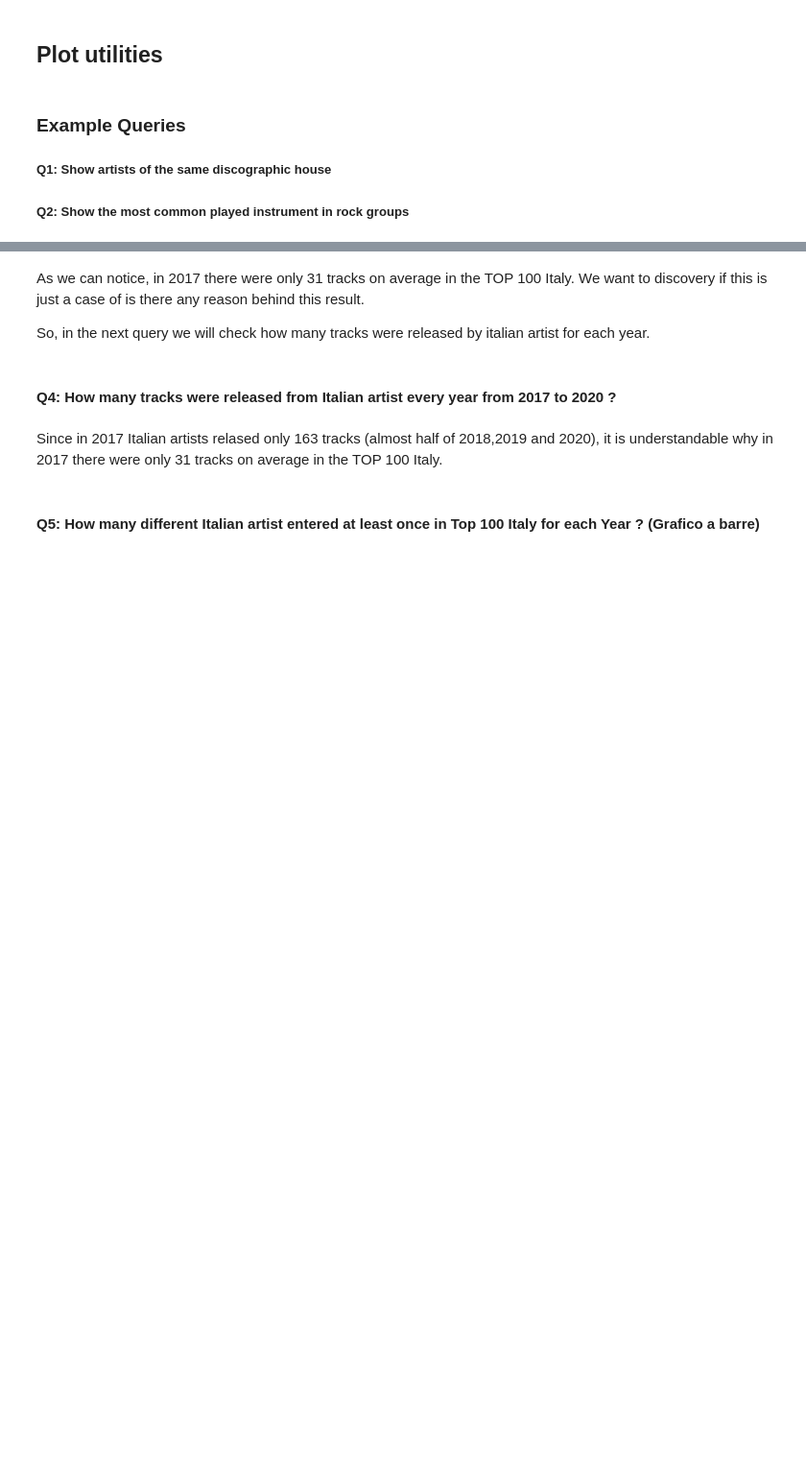
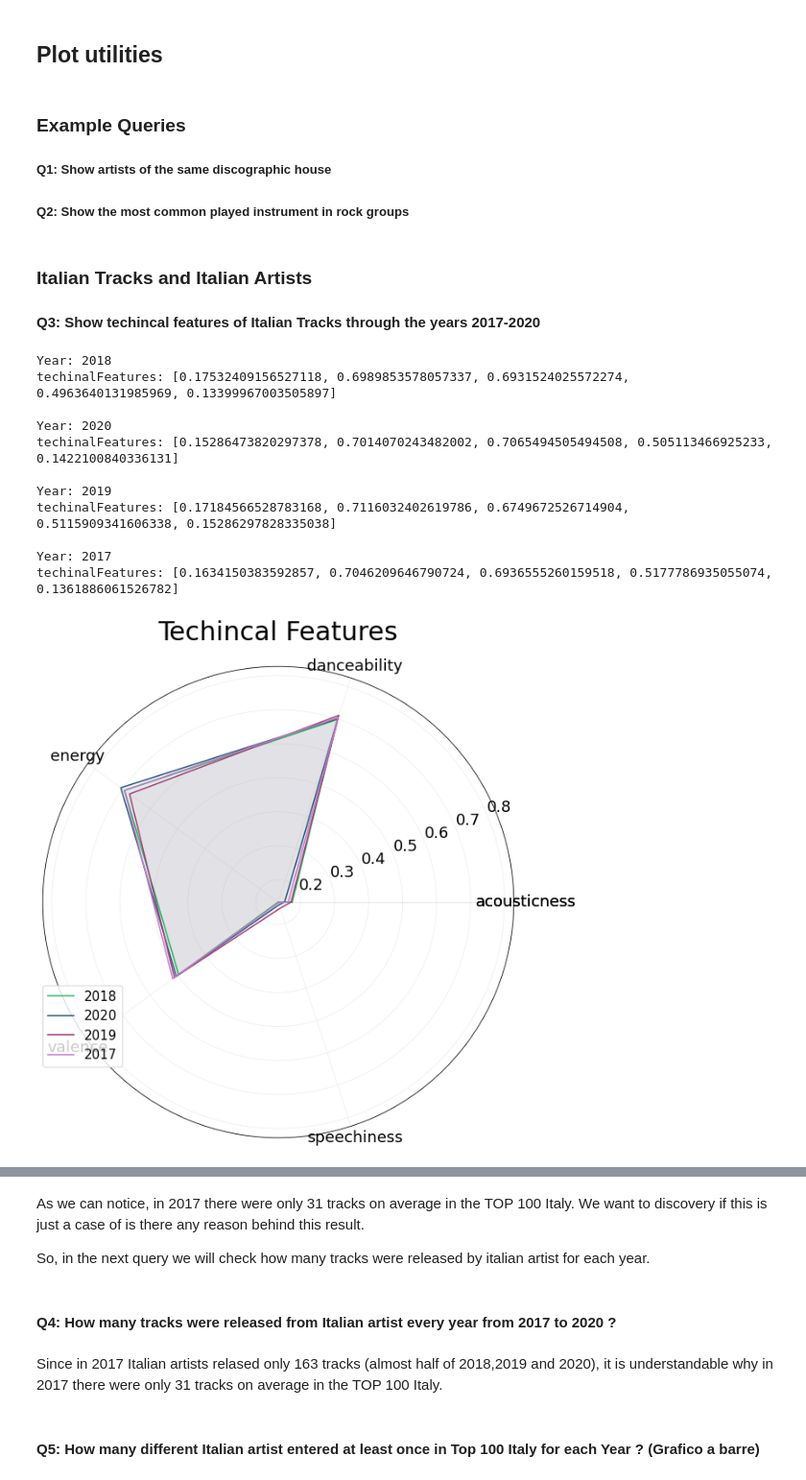
Before and after one commit to luca-martinelli-09/spotify-pg, a Jupyter notebook: spotifyQueries.ipynb, the cells around one changed output, grey strips where cells are left out. Shown at 96% size. Drawn from its saved outputs; the diff is of its cells as text; code cells hidden in the pictures; blank space fills up the shorter version.

Commit message:
Added some polar graphs

```diff
--- a/spotifyQueries.ipynb
+++ b/spotifyQueries.ipynb
@@ -248,3 +250,67 @@ def plotResults(title=None, x=[], yArr=[],
 ##### Q1: Show artists of the same discographic house
 
 ##### Q2: Show the most common played instrument in rock groups
+# %% [markdown]
+### Italian Tracks and Italian Artists
+
+#### Q3: Show techincal features of Italian Tracks through the years 2017-2020
+# %%
+# Q3: On average how many tracks from italian artists are present in Top 100 Italy for each year?
+
+# connect to the DB
+driver = GraphDatabase.driver(params.uri, auth=(params.user, params.dbpsw))
+# create a session
+session = driver.session()
+
+result = session.run("""
+    MATCH (c1:Country{id:"IT"})<-[:hasNationality]-(p:Person)-[:isMemberOf]->(a:Artist)-[:partecipateIn]->(t:Track)-[:isPositionedIn]->(ch:Chart)-[:isReferredTo]->(c2:Country{id:"IT"})
+    RETURN ch.date.year as year, AVG(t.acousticness) AS avgAcousticness, AVG(t.danceability) AS avgDanceability, AVG(t.energy) AS avgEnergy,
+    AVG(t.valence) AS avgValence, AVG(t.speechiness) AS avgSpeechiness
+""")
+
+# Define lists to contain the results
+years = []
+technicalFeaturesByYear = []
+
+for r in result:
+    returnedData = r.values()
+    years.append(returnedData[0])
+
+    # Retrieve techincal features
+    technicalFeaturesByYear.append([returnedData[1],returnedData[2],returnedData[3],returnedData[4],returnedData[5]])
+
+# Print the results
+for i in range(0,len(years)):
+    print("Year: {}".format(years[i]))
+    print("techinalFeatures: {}".format(technicalFeaturesByYear[i]))
+    print("")
+
+
+plotResults(
+    title="Techincal Features",
+    yArr=technicalFeaturesByYear,
+    xTicks=["acousticness","danceability","energy","valence","speechiness"],
+    legend=years,
+    style="polar",
+    showGrid=True,
+    fillPlot=True,
+    legendLocation=[0, 0.15],
+    figSize=(10, 10),
+)
+
+
+session.close()
+driver.close()
+# %% [output]
+Year: 2018
+techinalFeatures: [0.17532409156527118, 0.6989853578057337, 0.6931524025572274, 0.4963640131985969, 0.13399967003505897]
+
+Year: 2020
+techinalFeatures: [0.15286473820297378, 0.7014070243482002, 0.7065494505494508, 0.505113466925233, 0.1422100840336131]
+
+Year: 2019
+techinalFeatures: [0.17184566528783168, 0.7116032402619786, 0.6749672526714904, 0.5115909341606338, 0.15286297828335038]
+
+Year: 2017
+techinalFeatures: [0.1634150383592857, 0.7046209646790724, 0.6936555260159518, 0.5177786935055074, 0.1361886061526782]
+[figure, added]
```
Also changed, not shown: parts of 5 cells of this notebook, 6 other files.
